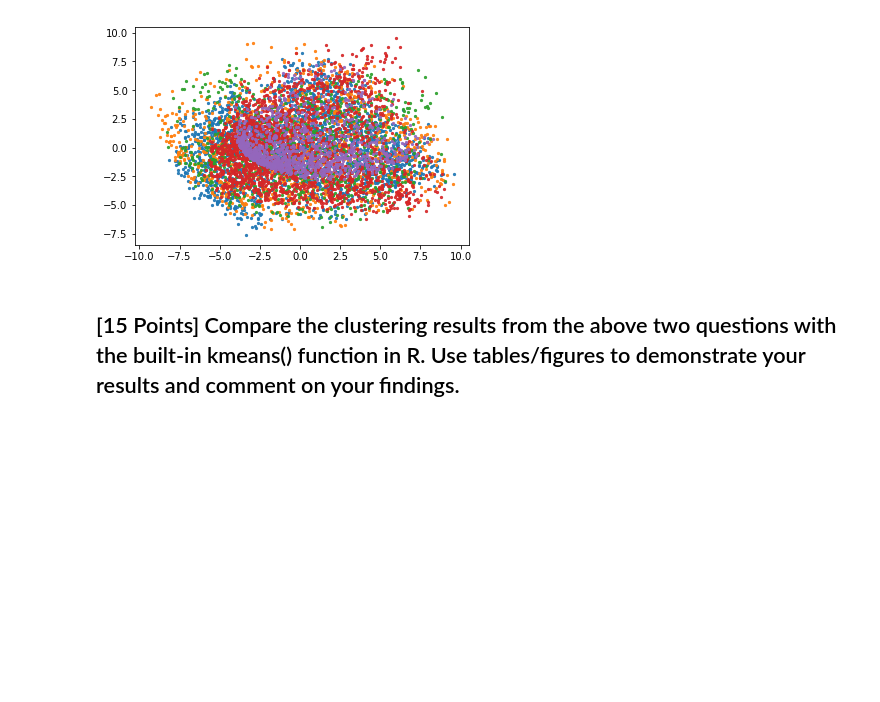
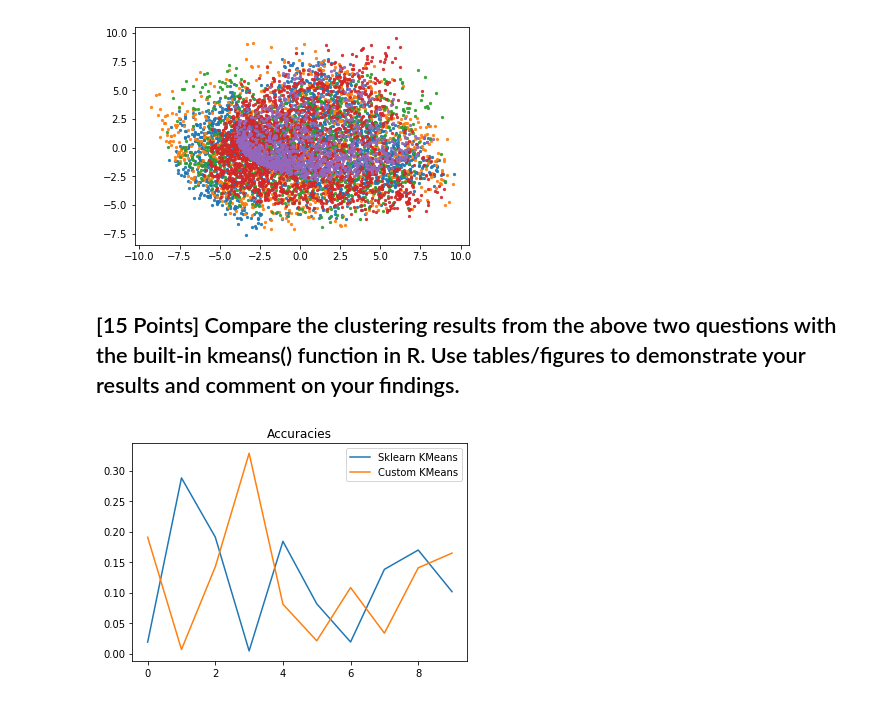
Before and after one commit to edgar971/cs598-stats, a Jupyter notebook: week-9/hw.ipynb, the cells around one changed output. Cells and saved outputs as stored; diff of their text form; code cells hidden in the pictures; blank space fills up the shorter version.

```diff
--- a/week-9/hw.ipynb
+++ b/week-9/hw.ipynb
@@ -151,3 +152,17 @@ plt.show()
 [figure]
 # %% [markdown]
 ## [15 Points] Compare the clustering results from the above two questions with the built-in kmeans() function in R. Use tables/figures to demonstrate your results and comment on your findings.
+# %%
+b_accuracies = []
+# %%
+for i in range(10):
+    kmeans = SKMeans(n_clusters=5).fit(images)
+    b_accuracies.append(accuracy_score(y_true=labels, y_pred=kmeans.labels_))
+# %%
+plt.plot(range(10), b_accuracies, label='Sklearn KMeans')
+plt.plot(range(10), accuracies, label='Custom KMeans')
+plt.title('Accuracies')
+plt.legend()
+plt.show()
+# %% [output]
+[figure, added]
```
Also changed, not shown: parts of 4 cells of this notebook.
